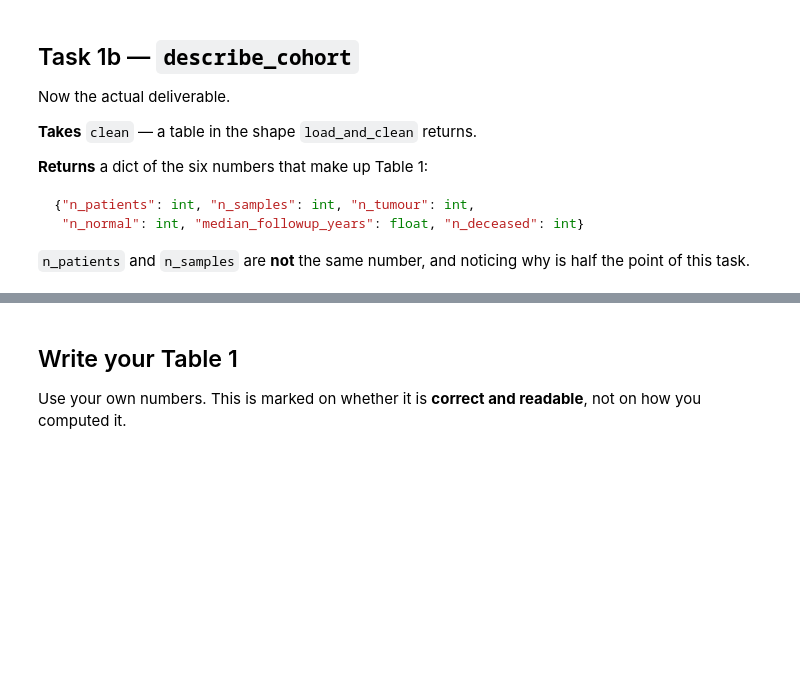
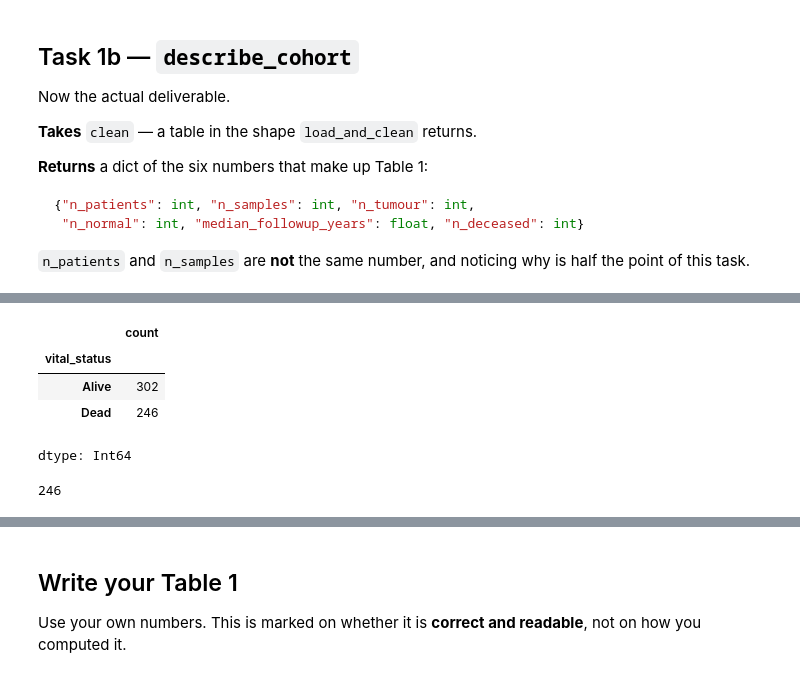
Before and after one commit to vt214-cyber/project2-tcga-p53-capstone-project, a Jupyter notebook: 01_cohort_table.ipynb, the cells around one changed output, grey strips where cells are left out. Saved outputs shown, nothing was run; the diff lists cells and outputs as text; code cells hidden in the pictures; blank space fills up the shorter version.

```diff
--- a/01_cohort_table.ipynb
+++ b/01_cohort_table.ipynb
@@ -537,0 +571,15 @@ def describe_cohort(clean):
+# %%
+# Count records where vital status is Dead
+clean["vital_status"].value_counts()
+# %% [output]
+|  | count |
+| vital_status |  |
+| Alive | 302 |
+| Dead | 246 |
+dtype: Int64
+# %%
+# Count the number of different deceased patients
+clean.loc[clean["vital_status"] == "Dead"]
+len(deceased)
+# %% [output]
+246
```
Also changed, not shown: parts of 22 cells of this notebook.
